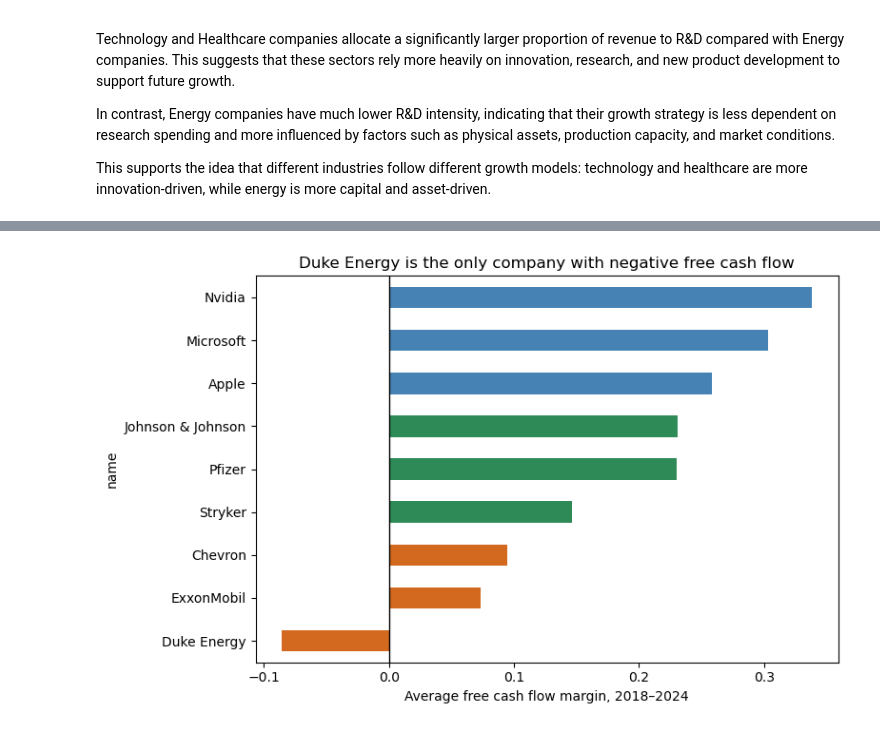
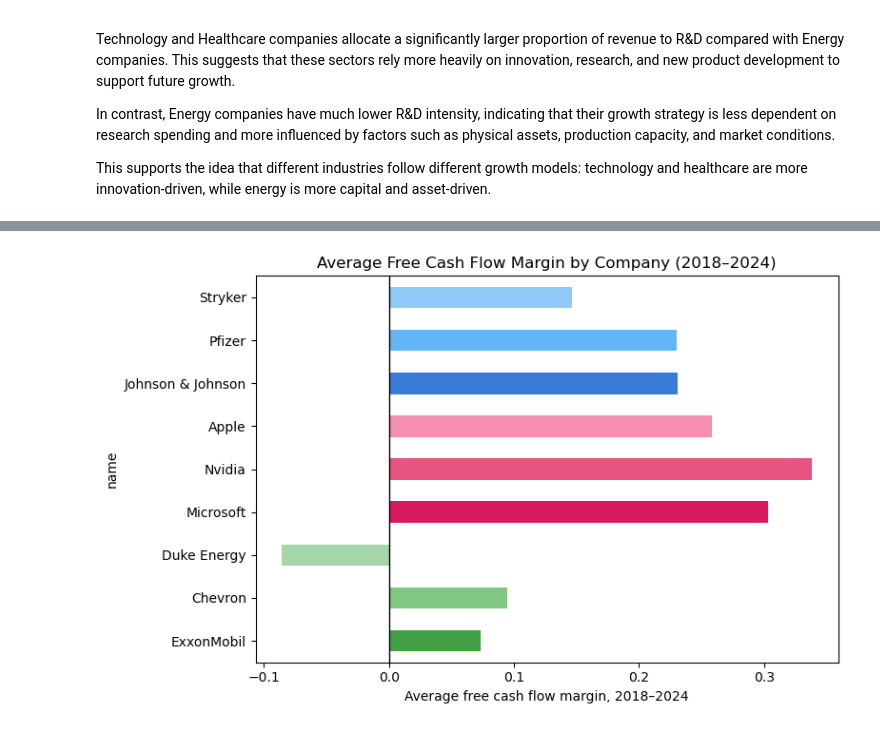
Before and after one commit to silyzch/me204-final-project., a Jupyter notebook: notebooks/NB03-silyzch-Data-Analysis.ipynb, the cells around one changed output, grey strips where cells are left out. Saved outputs shown, nothing was run; the diff lists cells and outputs as text; code cells hidden in the pictures.

```diff
--- a/notebooks/NB03-silyzch-Data-Analysis.ipynb
+++ b/notebooks/NB03-silyzch-Data-Analysis.ipynb
@@ -222,16 +507,26 @@ plt.show()
 # %%
-fcf_avg = df.groupby("name")["fcf_margin"].mean().sort_values()
+fcf_avg = (
+    df.groupby("name")["fcf_margin"]
+    .mean()
+    .reindex([
+        "ExxonMobil", "Chevron", "Duke Energy",
+        "Microsoft", "Nvidia", "Apple",
+        "Johnson & Johnson", "Pfizer", "Stryker"
+    ])
+)
 
-sector_of = df.groupby("name")["sector"].first()
-colour_map = {"Technology": "steelblue", "Healthcare": "seagreen", "Energy": "chocolate"}
-bar_colours = sector_of[fcf_avg.index].map(colour_map)
-
-fcf_avg.plot(kind="barh", figsize=(8, 5), color=bar_colours)
+fcf_avg.plot(
+    kind="barh",
+    figsize=(8, 5),
+    color=[company_colors[col] for col in fcf_avg.index]
+)
 
 plt.axvline(0, color="black", linewidth=1)
+
 plt.xlabel("Average free cash flow margin, 2018–2024")
-plt.title("Duke Energy is the only company with negative free cash flow")
+plt.title("Average Free Cash Flow Margin by Company (2018–2024)")
+
 plt.tight_layout()
 plt.show()
 # %% [output]
-[figure, old version]
+[figure, new version]
```
Also changed, not shown: parts of 29 cells of this notebook.
